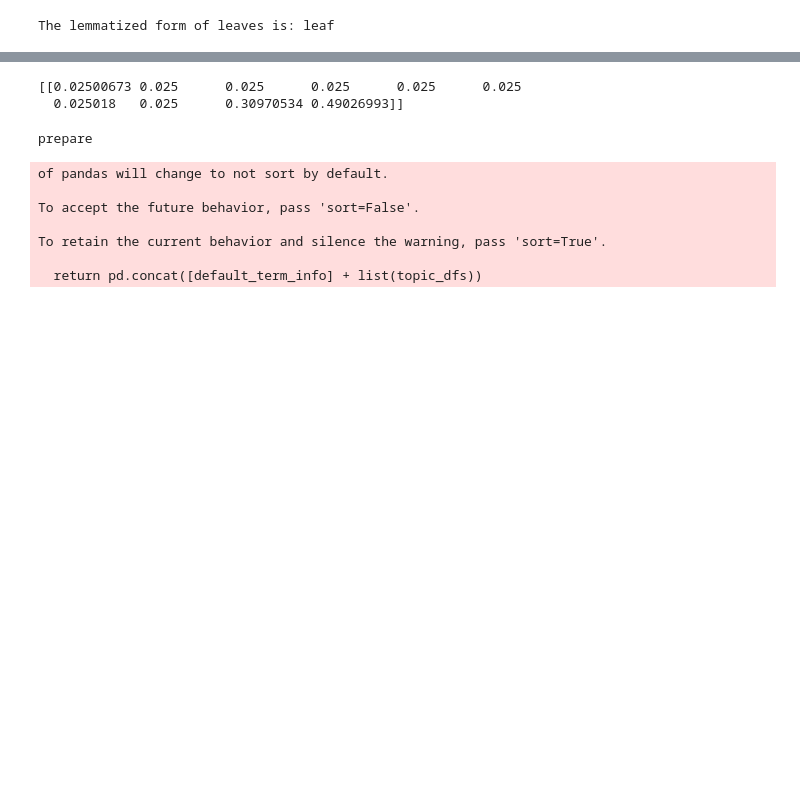
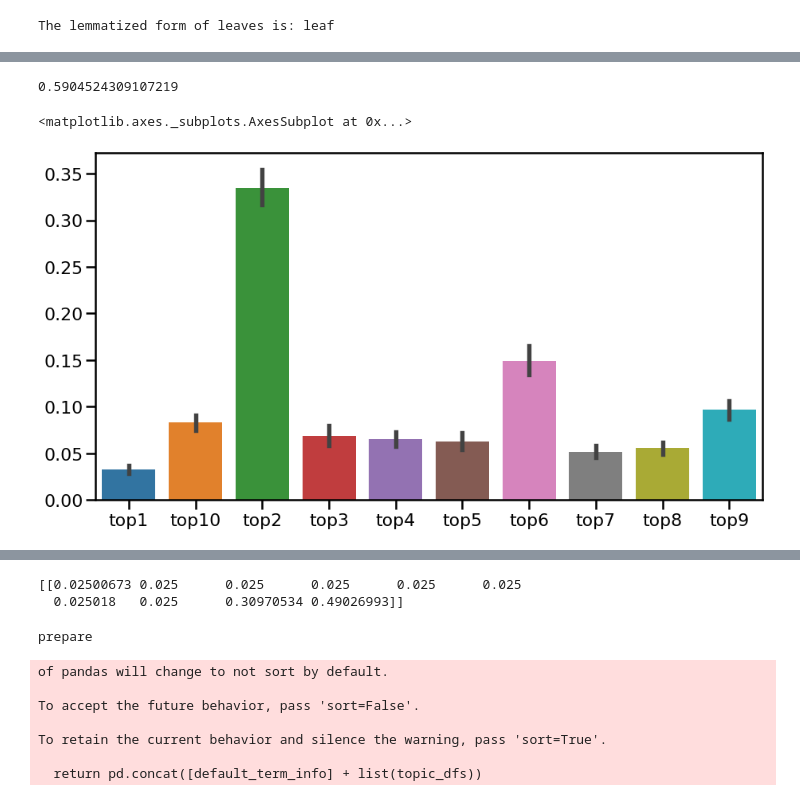
Before and after one commit to SathesanThavabalasingam/WildFire, a Jupyter notebook: 2_LDA_topic_model.ipynb, the cells around one changed output, grey strips where cells are left out. Saved outputs shown, nothing was run; the diff lists cells and outputs as text; code cells hidden in the pictures; blank space fills up the shorter version.

```diff
--- a/2_LDA_topic_model.ipynb
+++ b/2_LDA_topic_model.ipynb
@@ -189,6 +189,33 @@ park contractor city qualification supplier supply maintenance soliciting fitnes
 Topic 9:
 consulting product consultant health audit medical program assessment analysis medicine centre security plan resource instrument strategic issuing external review risk
 None
+# %%
+# See what what the average probability for predicted documents in the test set
+accuracies = []
+max_probs = []
+for i in range(len(test_texts)):
+    test_data_samples=[test_texts[i]]
+    test_tf_vectorizer = CountVectorizer(vocabulary=X_text_c_feature_names)
+    test_tf = test_tf_vectorizer.fit_transform(test_data_samples)
+    predict = lda_model.transform(test_tf)
+    max_probs.append(np.amax(predict))
+    accuracies_new={'top1':predict[0][0], 'top2': predict[0][1], 'top3': predict[0][2], 'top4':predict[0][3], 'top5':predict[0][4],
+                      'top6':predict[0][5], 'top7': predict[0][6], 'top8':predict[0][7], 'top9':predict[0][8], 'top10':predict[0][9]}
+    accuracies.append(accuracies_new)
+
+np.mean(max_probs)
+# %% [output]
+0.5904524309107219
+# %%
+# plot average likelihood of test set documents being assigned to each topic
+topic_accuracy=pd.DataFrame(list(accuracies))
+plt.figure(figsize=(15,8))
+sns.set_context("poster")
+sns.axes_style("darkgrid")
+sns.barplot(data=topic_accuracy)
+# %% [output]
+<matplotlib.axes._subplots.AxesSubplot at 0x...>
+[figure, added]
 # %%
 # Validate the LDA model, first split test data into two random chunks
 from sklearn.utils import shuffle
```
Also changed, not shown: parts of 15 cells of this notebook, 2 other files.
